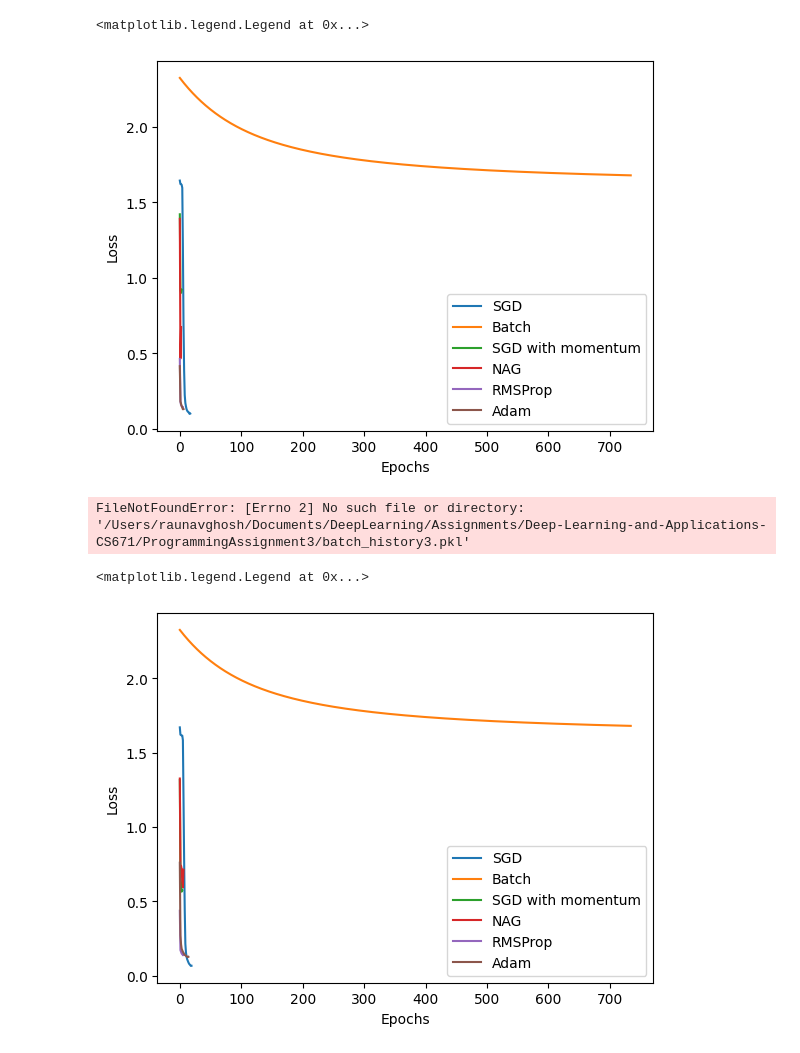
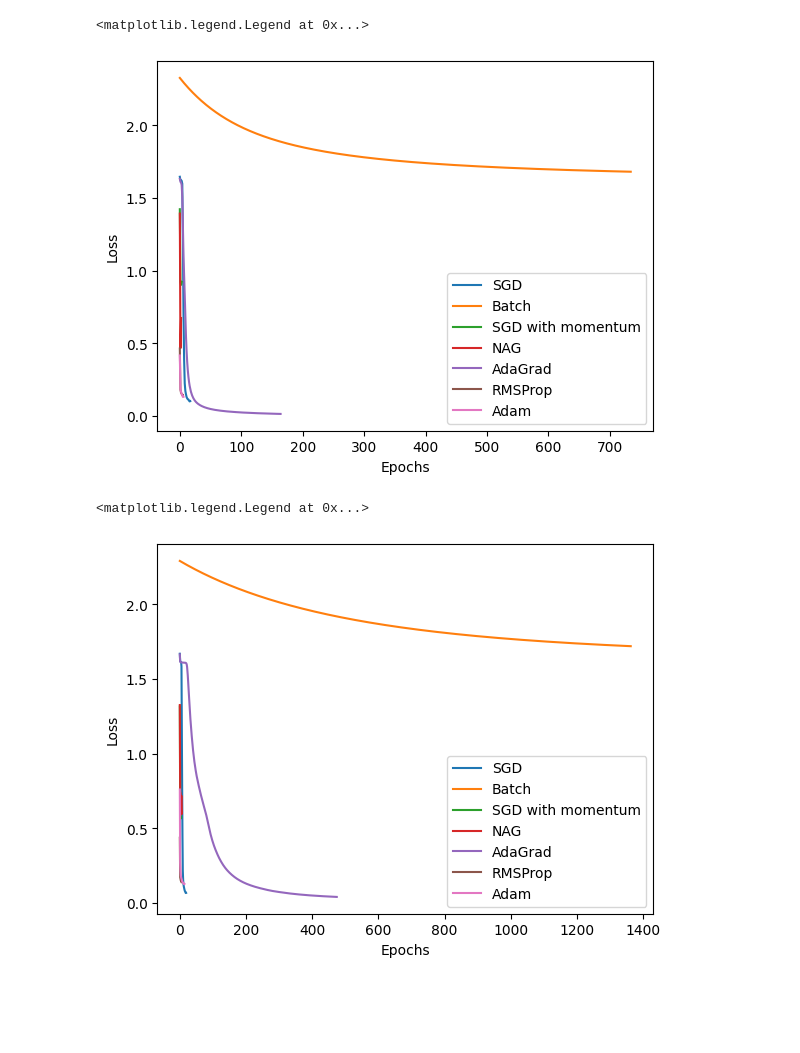
Before and after one commit to imraunav/Deep-Learning-and-Applications, a Jupyter notebook: ProgrammingAssignment3/plots.ipynb, the cells around one changed output. Drawn from its saved outputs; the diff is of its cells as text; code cells hidden in the pictures; blank space fills up the shorter version.

```diff
--- a/ProgrammingAssignment3/plots.ipynb
+++ b/ProgrammingAssignment3/plots.ipynb
@@ -59,6 +66,7 @@ plt.plot(sgd_history2['loss'], label='SGD')
 plt.plot(batch_history2['loss'], label='Batch')
 plt.plot(sgd_moment_history2['loss'], label='SGD with momentum')
 plt.plot(nag_history2['loss'], label='NAG')
+plt.plot(adagrad_history2['loss'], label='AdaGrad')
 plt.plot(rmsprop_history2['loss'], label='RMSProp')
 plt.plot(adam_history2['loss'], label='Adam')
 
@@ -67,7 +75,7 @@ plt.ylabel('Loss')
 plt.legend()
 # %% [output]
 <matplotlib.legend.Legend at 0x...>
-[figure, old version]
+[figure, new version]
 # %%
 with open("/Users/raunavghosh/Documents/DeepLearning/Assignments/Deep-Learning-and-Applications-CS671/ProgrammingAssignment3/SGD_history3.pkl",
           mode= 'rb') as f:
@@ -81,25 +89,27 @@ with open("/Users/raunavghosh/Documents/DeepLearning/Assignments/Deep-Learning-a
 with open("/Users/raunavghosh/Documents/DeepLearning/Assignments/Deep-Learning-and-Applications-CS671/ProgrammingAssignment3/NAG_history3.pkl",
           mode= 'rb') as f:
     nag_history3 = pickle.load(f)
+with open("/Users/raunavghosh/Documents/DeepLearning/Assignments/Deep-Learning-and-Applications-CS671/ProgrammingAssignment3/adagrad_history3.pkl",
+          mode= 'rb') as f:
+    adagrad_history3 = pickle.load(f)
 with open("/Users/raunavghosh/Documents/DeepLearning/Assignments/Deep-Learning-and-Applications-CS671/ProgrammingAssignment3/rmsprop_history3.pkl",
           mode= 'rb') as f:
     rmsprop_history3 = pickle.load(f)
 with open("/Users/raunavghosh/Documents/DeepLearning/Assignments/Deep-Learning-and-Applications-CS671/ProgrammingAssignment3/Adam_history3.pkl",
           mode= 'rb') as f:
     adam_history3 = pickle.load(f)
-# %% [output]
-FileNotFoundError: [Errno 2] No such file or directory: '/Users/raunavghosh/Documents/DeepLearning/Assignments/Deep-Learning-and-Applications-CS671/ProgrammingAssignment3/batch_history3.pkl'
 # %%
 plt.plot(sgd_history3['loss'], label='SGD')
 plt.plot(batch_history3['loss'], label='Batch')
 plt.plot(sgd_moment_history3['loss'], label='SGD with momentum')
 plt.plot(nag_history3['loss'], label='NAG')
+plt.plot(adagrad_history3['loss'], label='AdaGrad')
 plt.plot(rmsprop_history3['loss'], label='RMSProp')
 plt.plot(adam_history3['loss'], label='Adam')
 
 plt.xlabel('Epochs')
 plt.ylabel('Loss')
 plt.legend()
 # %% [output]
 <matplotlib.legend.Legend at 0x...>
-[figure, old version]
+[figure, new version]
```
Also changed, not shown: parts of 3 cells of this notebook, 8 other files.
